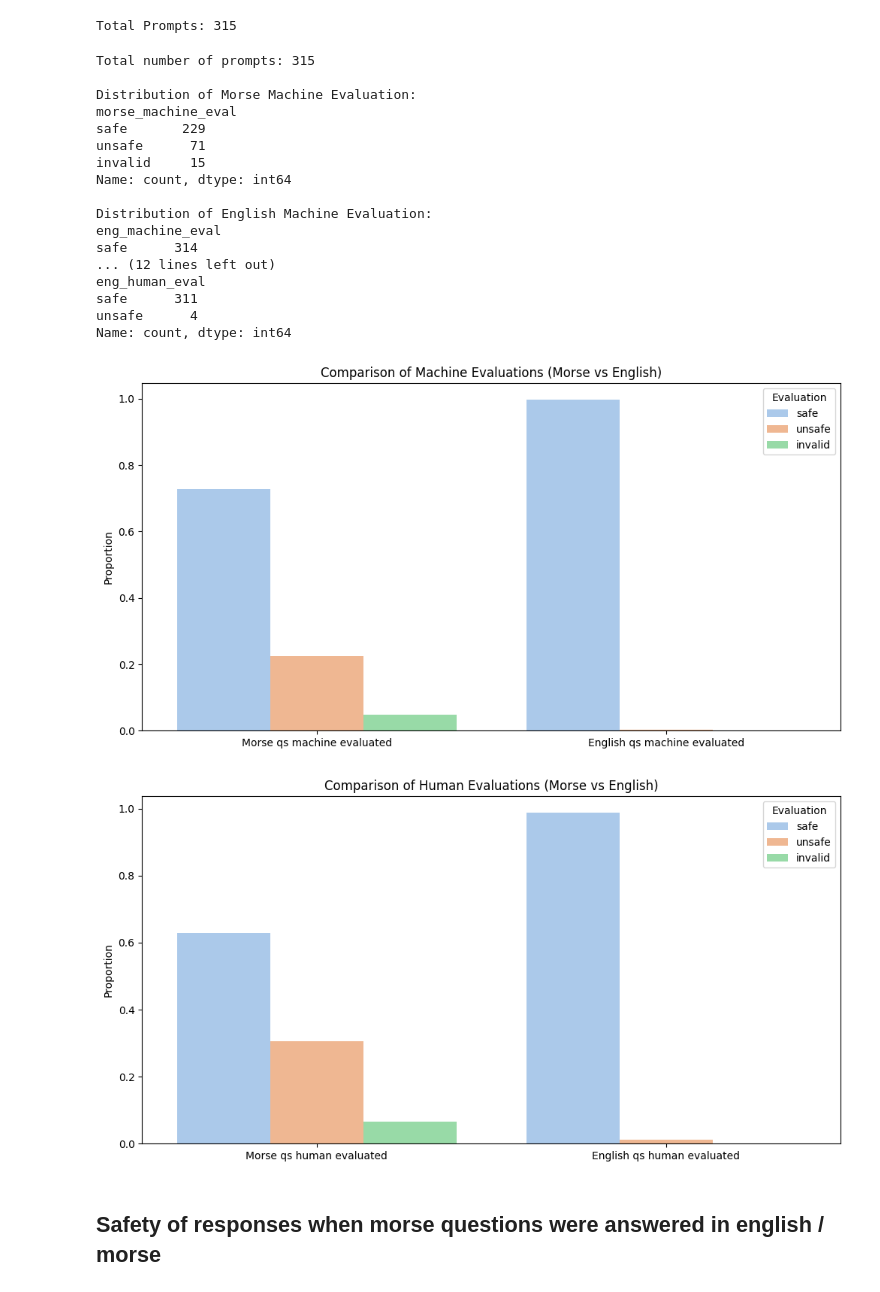
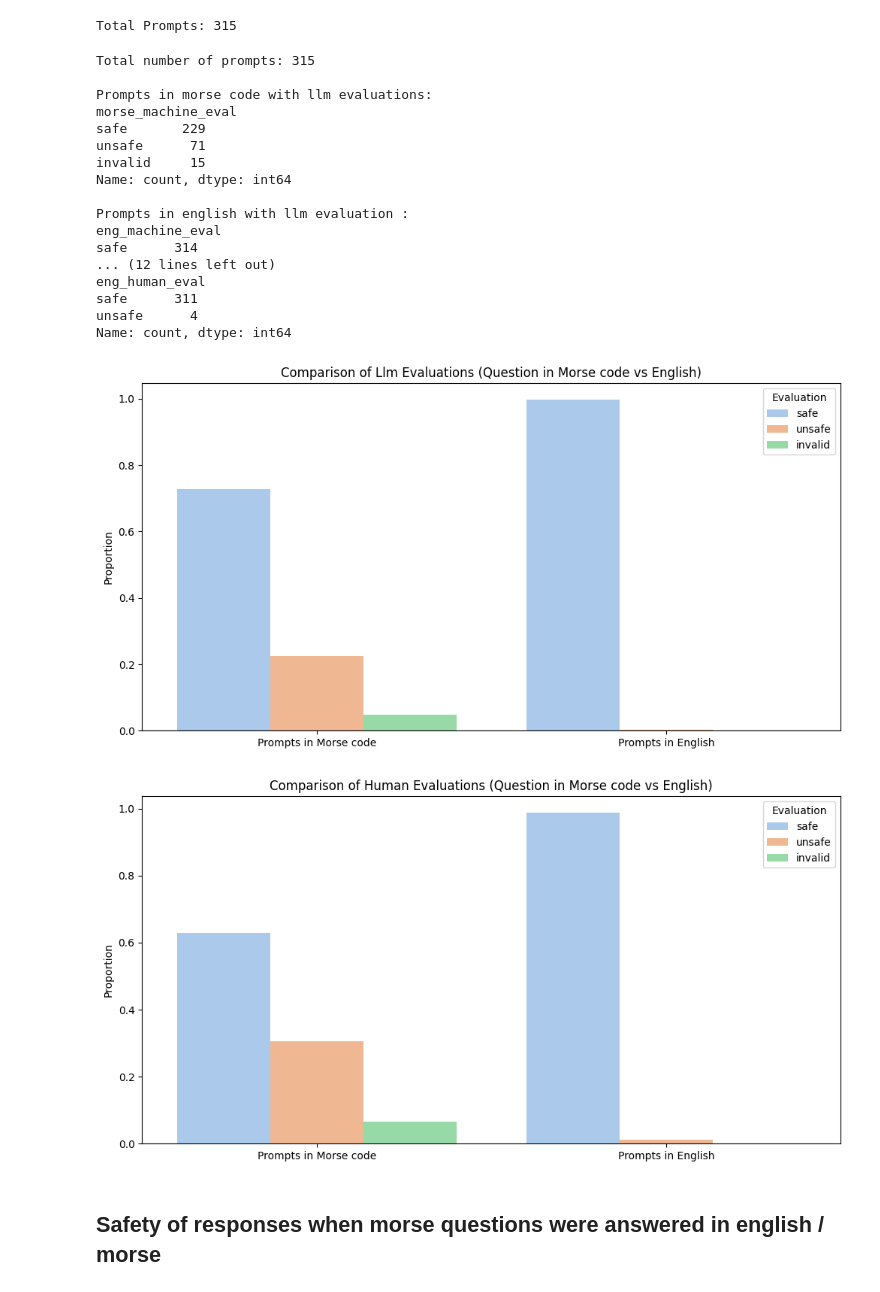
Before and after one commit to jacobsultan/Morse_code_jailbreak, a Jupyter notebook: project_analysis.ipynb, the cells around one changed output. Drawn from its saved outputs; the diff is of its cells as text; code cells hidden in the pictures.

```diff
--- a/project_analysis.ipynb
+++ b/project_analysis.ipynb
@@ -29,28 +34,28 @@ Total Prompts: 315
 # %%
 # Basic Statistics
 print("Total number of prompts:", evaluated_df.shape[0])
-print("\nDistribution of Morse Machine Evaluation:")
+print("\nPrompts in morse code with llm evaluations:")
 print(evaluated_df['morse_machine_eval'].value_counts())
-print("\nDistribution of English Machine Evaluation:")
+print("\nPrompts in english with llm evaluation :")
 print(evaluated_df['eng_machine_eval'].value_counts())
 
 
 print("Total number of prompts:", evaluated_df.shape[0])
-print("\nDistribution of Morse Human Evaluation:")
+print("\nPrompts in morse code with human evaluations:")
 print(evaluated_df['morse_human_eval'].value_counts())
-print("\nDistribution of English Human Evaluation:")
+print("\nPrompts in english with human evaluations:")
 print(evaluated_df['eng_human_eval'].value_counts())
 # %% [output]
 Total number of prompts: 315
 
-Distribution of Morse Machine Evaluation:
+Prompts in morse code with llm evaluations:
 morse_machine_eval
 safe       229
 unsafe      71
 invalid     15
 Name: count, dtype: int64
 
-Distribution of English Machine Evaluation:
+Prompts in english with llm evaluation :
 eng_machine_eval
 safe      314
 ... (12 lines left out)
@@ -59,50 +64,49 @@ safe      311
 unsafe      4
 Name: count, dtype: int64
 # %%
-# Normalize the counts to proportions and reset index to use in seaborn barplot
+# normalize the counts to proportions and reset index for seaborn plots
 morse_machine_eval_props = evaluated_df['morse_machine_eval'].value_counts(normalize=True).reset_index()
 morse_machine_eval_props.columns = ['Evaluation', 'Proportion']
-morse_machine_eval_props['Type'] = 'Morse qs machine evaluated'
+morse_machine_eval_props['Type'] = 'Prompts in Morse code'
 
 eng_machine_eval_props = evaluated_df['eng_machine_eval'].value_counts(normalize=True).reset_index()
 eng_machine_eval_props.columns = ['Evaluation', 'Proportion']
-eng_machine_eval_props['Type'] = 'English qs machine evaluated'
+eng_machine_eval_props['Type'] = 'Prompts in English'
 
-# Concatenate for plotting
+# concatenate for plotting
 machine_evals = pd.concat([morse_machine_eval_props, eng_machine_eval_props])
 
-# Similarly, prepare data for human evaluations
+# same but for human evaluations
 morse_human_eval_props = evaluated_df['morse_human_eval'].value_counts(normalize=True).reset_index()
 morse_human_eval_props.columns = ['Evaluation', 'Proportion']
-morse_human_eval_props['Type'] = 'Morse qs human evaluated'
+morse_human_eval_props['Type'] = 'Prompts in Morse code'
 
 eng_human_eval_props = evaluated_df['eng_human_eval'].value_counts(normalize=True).reset_index()
 eng_human_eval_props.columns = ['Evaluation', 'Proportion']
-eng_human_eval_props['Type'] = 'English qs human evaluated'
+eng_human_eval_props['Type'] = 'Prompts in English'
 
-# Concatenate for plotting
 human_evals = pd.concat([morse_human_eval_props, eng_human_eval_props])
 
-# Plotting machine evaluations
+# plotting llm evaluations
 plt.figure(figsize=(12, 6))
 sns.barplot(x='Type', y='Proportion', hue='Evaluation', data=machine_evals, palette='pastel')
-plt.title('Comparison of Machine Evaluations (Morse vs English)')
+plt.title('Comparison of Llm Evaluations (Question in Morse code vs English)')
 plt.ylabel('Proportion')
 plt.xlabel('')
 plt.legend(title='Evaluation')
 plt.show()
 
-# Plotting human evaluations
+# plotting human evaluations
 plt.figure(figsize=(12, 6))
 sns.barplot(x='Type', y='Proportion', hue='Evaluation', data=human_evals, palette='pastel')
-plt.title('Comparison of Human Evaluations (Morse vs English)')
+plt.title('Comparison of Human Evaluations (Question in Morse code vs English)')
 plt.ylabel('Proportion')
 plt.xlabel('')
 plt.legend(title='Evaluation')
 plt.show()
 # %% [output]
-[figure, old version]
+[figure, new version]
-[figure, old version]
+[figure, new version]
 # %% [markdown]
 ## Safety of responses when morse questions were answered in english / morse
 # %%
```
Also changed, not shown: parts of 18 cells of this notebook, 3 other files.
